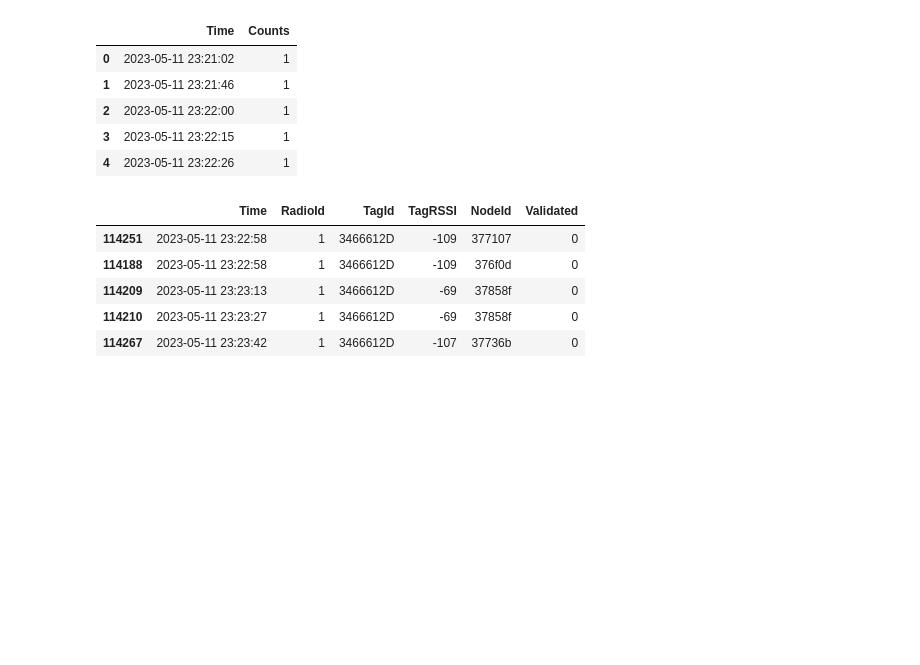
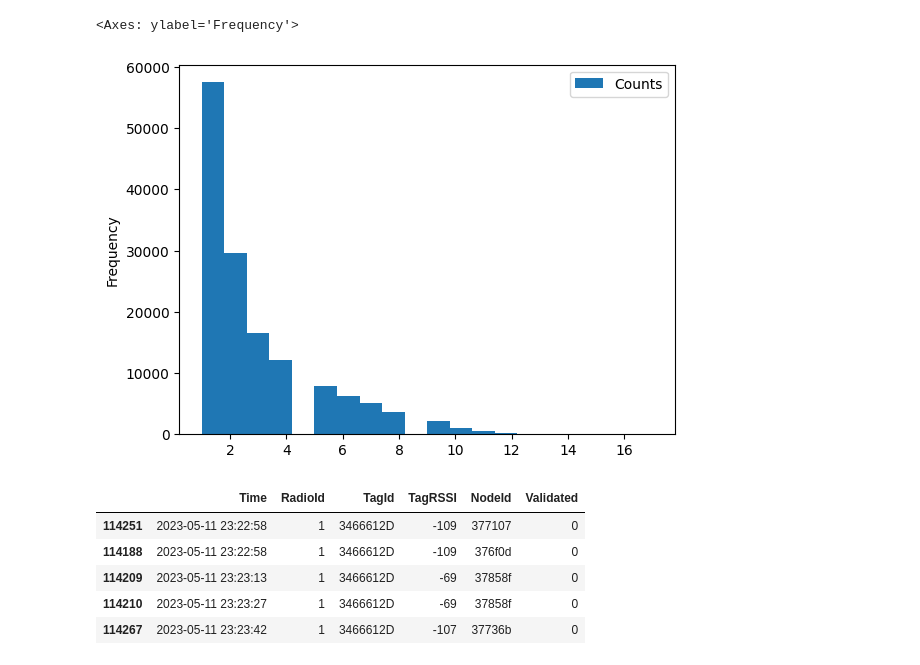
Before and after one commit to smarsland/CTTData, a Jupyter notebook: Localisation.ipynb, the cells around one changed output. Saved outputs shown, nothing was run; the diff lists cells and outputs as text; code cells hidden in the pictures; blank space fills up the shorter version.

```diff
--- a/Localisation.ipynb
+++ b/Localisation.ipynb
@@ -9,7 +9,7 @@ import glob
 
 %matplotlib inline
 # %%
-savepath = '/home/marslast/Downloads/CTT/'
+savepath = '/home/marslast/Downloads/CTT/Wairio'
 beeps = pd.read_pickle(os.path.join(savepath,'beeps.pkl'))
 locs = pd.read_pickle(os.path.join(savepath,'nodeLocations.pkl'))
 # %%
@@ -22,0 +36,4 @@ array(['37506e', '375fb3', '3765fd', '376e52', '376f0d', '377107',
+# %%
+ourtags = ['19523434','3466612D','66556134','2A194B78','332D7855','19523434','2D2D6166']
+beeps = beeps[beeps.TagId.isin(ourtags)]
+beeps.head()
@@ -25,15 +49,11 @@ array(['37506e', '375fb3', '3765fd', '376e52', '376f0d', '377107',
 multiples = beeps.pivot_table(index=['Time'], aggfunc='size').reset_index()
 multiples.rename(columns={0: 'Counts'},inplace=True)
 times = multiples[multiples.Counts>1].Time
-# %%
-multiples.head()
-# %% [output]
-|  | Time | Counts |
-| 0 | 2023-05-11 23:21:02 | 1 |
-| 1 | 2023-05-11 23:21:46 | 1 |
-| 2 | 2023-05-11 23:22:00 | 1 |
-| 3 | 2023-05-11 23:22:15 | 1 |
-| 4 | 2023-05-11 23:22:26 | 1 |
+# %%
+multiples.plot.hist(column='Counts',bins=20)
+# %% [output]
+<Axes: ylabel='Frequency'>
+[figure, added]
 # %%
 t = beeps['Time'].duplicated()
 inds = np.where(t==True)
```
Also changed, not shown: parts of 9 cells of this notebook, 2 other files.
